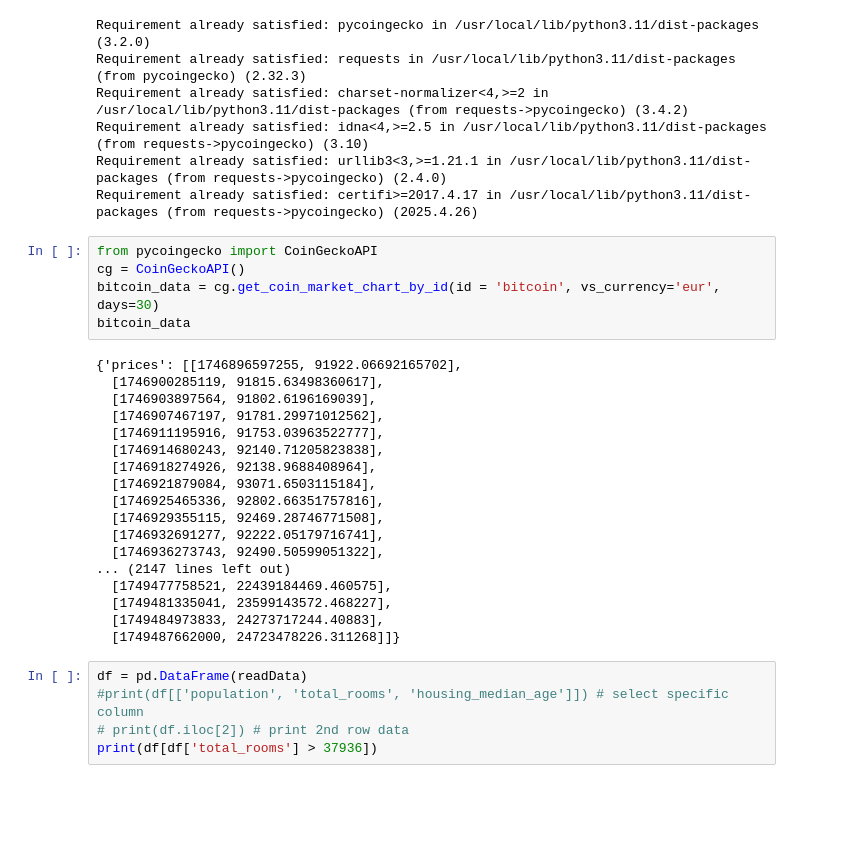
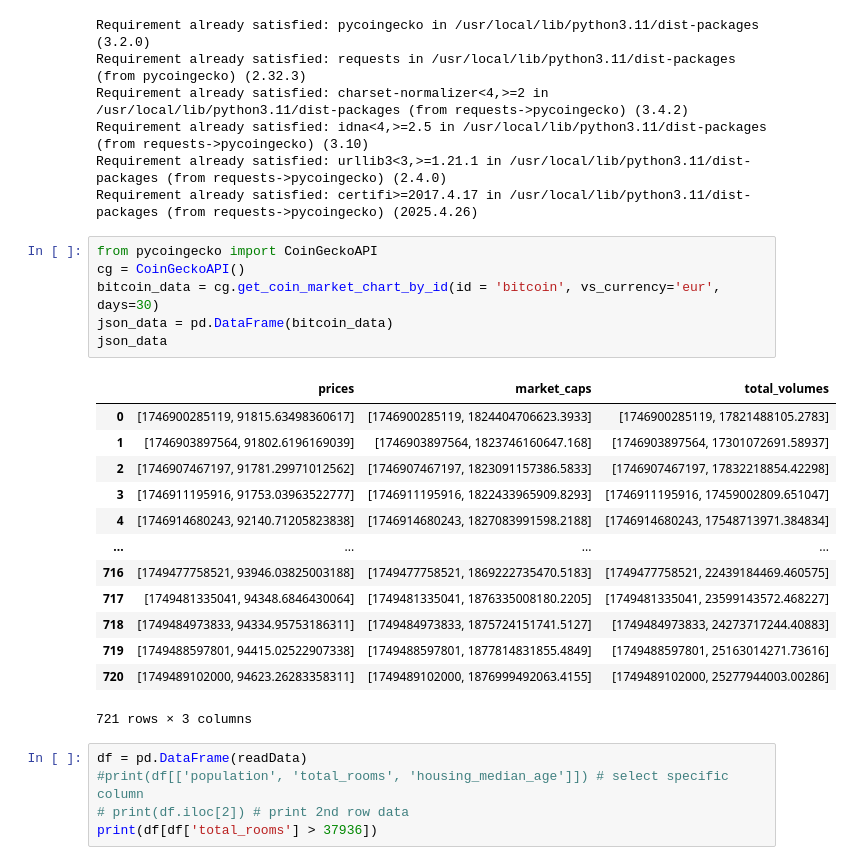
Before and after one commit to itiami/IBM-Data-Science-Professional, a Jupyter notebook: assignment_resources/jupyter_files/DataScienceEcosystem.ipynb, the cells around one changed output. Drawn from its saved outputs; the diff is of its cells as text; blank space fills up the shorter version.

Commit message:
to Json

```diff
--- a/assignment_resources/jupyter_files/DataScienceEcosystem.ipynb
+++ b/assignment_resources/jupyter_files/DataScienceEcosystem.ipynb
@@ -12,26 +14,23 @@ Requirement already satisfied: certifi>=2017.4.17 in /usr/local/lib/python3.11/d
 # %%
 from pycoingecko import CoinGeckoAPI
 cg = CoinGeckoAPI()
 bitcoin_data = cg.get_coin_market_chart_by_id(id = 'bitcoin', vs_currency='eur', days=30)
-bitcoin_data
+json_data = pd.DataFrame(bitcoin_data)
+json_data
 # %% [output]
+|  | prices | market_caps | total_volumes |
+| 0 | [1746900285119, 91815.63498360617] | [1746900285119, 1824404706623.3933] | [1746900285119, 17821488105.2783] |
+| 1 | [1746903897564, 91802.6196169039] | [1746903897564, 1823746160647.168] | [1746903897564, 17301072691.58937] |
+| 2 | [1746907467197, 91781.29971012562] | [1746907467197, 1823091157386.5833] | [1746907467197, 17832218854.42298] |
+| 3 | [1746911195916, 91753.03963522777] | [1746911195916, 1822433965909.8293] | [1746911195916, 17459002809.651047] |
+| 4 | [1746914680243, 92140.71205823838] | [1746914680243, 1827083991598.2188] | [1746914680243, 17548713971.384834] |
+| ... | ... | ... | ... |
+| 716 | [1749477758521, 93946.03825003188] | [1749477758521, 1869222735470.5183] | [1749477758521, 22439184469.460575] |
+| 717 | [1749481335041, 94348.6846430064] | [1749481335041, 1876335008180.2205] | [1749481335041, 23599143572.468227] |
+| 718 | [1749484973833, 94334.95753186311] | [1749484973833, 1875724151741.5127] | [1749484973833, 24273717244.40883] |
+| 719 | [1749488597801, 94415.02522907338] | [1749488597801, 1877814831855.4849] | [1749488597801, 25163014271.73616] |
+| 720 | [1749489102000, 94623.26283358311] | [1749489102000, 1876999492063.4155] | [1749489102000, 25277944003.00286] |
-{'prices': [[1746896597255, 91922.06692165702],
-  [1746900285119, 91815.63498360617],
-  [1746903897564, 91802.6196169039],
-  [1746907467197, 91781.29971012562],
-  [1746911195916, 91753.03963522777],
-  [1746914680243, 92140.71205823838],
-  [1746918274926, 92138.9688408964],
-  [1746921879084, 93071.6503115184],
-  [1746925465336, 92802.66351757816],
-  [1746929355115, 92469.28746771508],
-  [1746932691277, 92222.05179716741],
-  [1746936273743, 92490.50599051322],
-... (2147 lines left out)
-  [1749477758521, 22439184469.460575],
-  [1749481335041, 23599143572.468227],
-  [1749484973833, 24273717244.40883],
-  [1749487662000, 24723478226.311268]]}
+721 rows × 3 columns
 # %%
 df = pd.DataFrame(readData)
 #print(df[['population', 'total_rooms', 'housing_median_age']]) # select specific column
```
Also changed, not shown: parts of 1 cell of this notebook.
